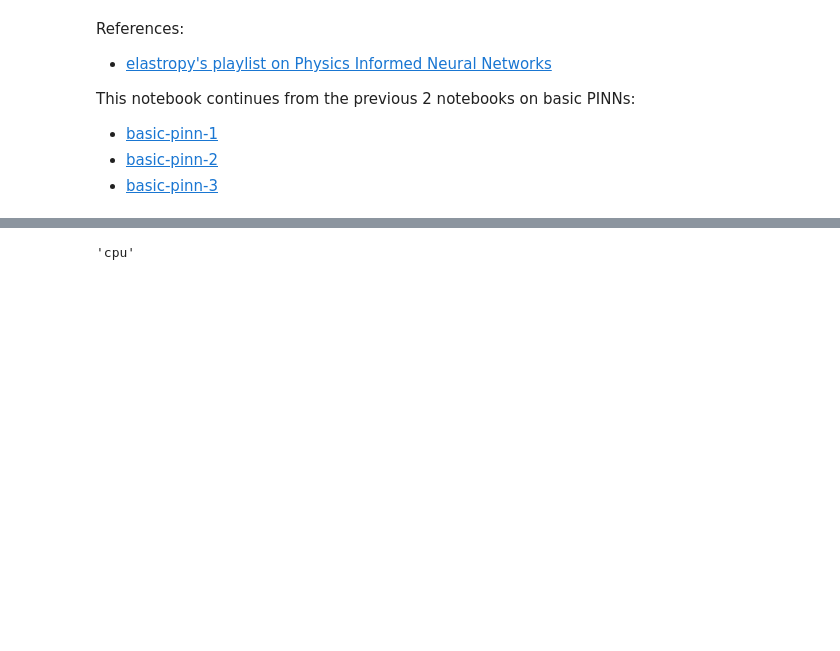
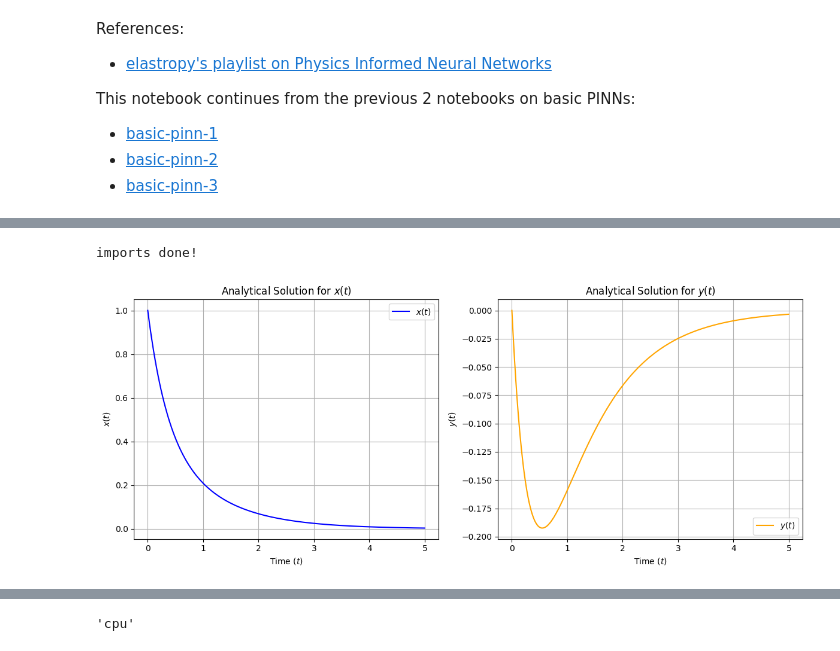
Before and after one commit to aryaman1802/model-implementations, a Jupyter notebook: scientific-machine-learning/physics_informed_neural_networks/basic-pinn-4.ipynb, the cells around one changed output, grey strips where cells are left out. Drawn from its saved outputs; the diff is of its cells as text; code cells hidden in the pictures; blank space fills up the shorter version.

```diff
--- a/scientific-machine-learning/physics_informed_neural_networks/basic-pinn-4.ipynb
+++ b/scientific-machine-learning/physics_informed_neural_networks/basic-pinn-4.ipynb
@@ -50,3 +48,51 @@ $$T(t) = T_a + (T_0 - T_a) e^{-kt}$$
+# %%
+import torch
+import torch.nn as nn
+import torch.optim as optim
+
+import numpy as np
+import matplotlib.pyplot as plt
+
+from tqdm import tqdm
+import gc
+
+# plot settings
+plt.close("all")
+plt.rcParams["font.family"] = "serif"
+plt.rcParams["font.serif"] = "Times New Roman"
+plt.rcParams["font.size"] = 10
+plt.rcParams["figure.dpi"] = 100
+
+print("imports done!")
+# %% [output]
+imports done!
+# %%
+# Define the time domain
+t = np.linspace(0, 5, 500)
+
+# Analytical solution
+x_analytical = 0.5 * (np.exp(-t) + np.exp(-3*t))   # eqn 3
+y_analytical = 0.5 * (-np.exp(-t) + np.exp(-3*t))  # eqn 4
+
+
+# Plotting the analytical solution
+fig, axs = plt.subplots(1, 2, figsize=(12, 5))
+axs[0].plot(t, x_analytical, label=r"$x(t)$", color="blue")
+axs[0].set_title(r"Analytical Solution for $x(t)$")
+axs[0].set_xlabel(r"Time ($t$)")
+axs[0].set_ylabel(r"$x(t)$")
+axs[0].grid()
+axs[0].legend()
+axs[1].plot(t, y_analytical, label=r"$y(t)$", color="orange")
+axs[1].set_title(r"Analytical Solution for $y(t)$")
+axs[1].set_xlabel(r"Time ($t$)")
+axs[1].set_ylabel(r"$y(t)$")
+axs[1].grid()
+axs[1].legend()
+plt.tight_layout()
+plt.show()
+# %% [output]
+[figure, added]
 # %% [markdown]
 ## Loss functions
 
```
Also changed, not shown: parts of 12 cells of this notebook.
